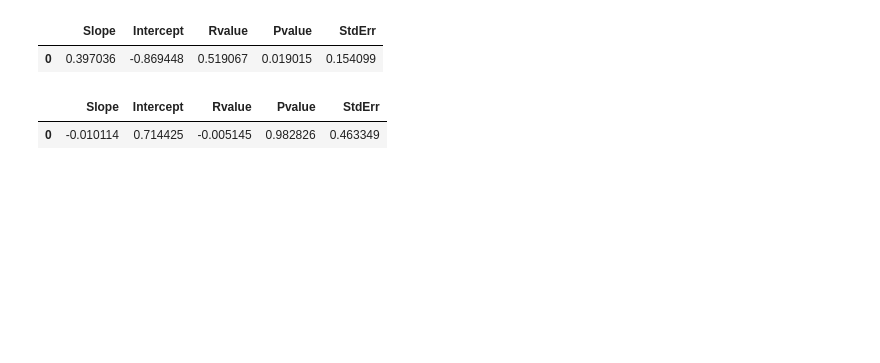
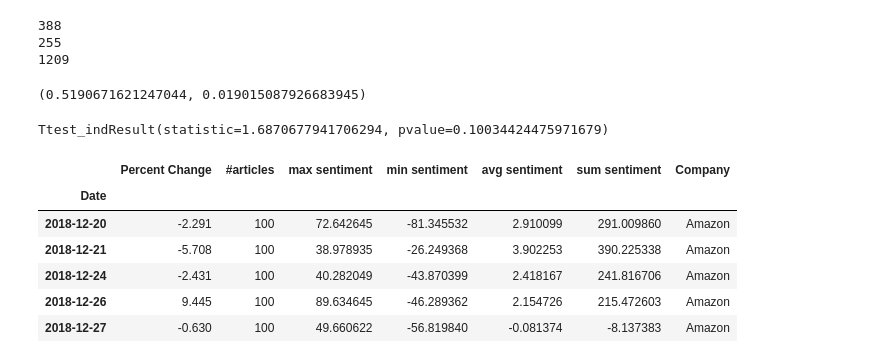
Before and after one commit to luwoldy/group_5_tbc, a Jupyter notebook: data_analysis.ipynb, the cells around one changed output. Cells and saved outputs as stored; diff of their text form; code cells hidden in the pictures; blank space fills up the shorter version.

```diff
--- a/data_analysis.ipynb
+++ b/data_analysis.ipynb
@@ -31,12 +22,13 @@ verizon_sentiments = "Sentiments/verizon_final.csv"
 exxon_sentiments = "Sentiments/exxon_final.csv"
 # %%
 #Prep Apple data
-apple_sentiments_df = pd.read_csv(apple_sentiments)
+apple_sentiments_df = pd.read_csv(apple_sentiments).drop(['Unnamed: 0'],axis=1).set_index("Date")
 apple_num_articles = apple_sentiments_df.groupby('Date').count()['Sentiment']
 apple_max_sent = apple_sentiments_df.groupby('Date')['Sentiment'].max()
 apple_min_sent = apple_sentiments_df.groupby('Date')['Sentiment'].min()
 apple_avg_sent = apple_sentiments_df.groupby('Date')['Sentiment'].mean()
 apple_sum_sent = apple_sentiments_df.groupby('Date')['Sentiment'].sum()
+apple_raw_stocks = pd.read_csv(apple_stocks).set_index('Date')
 
 #Add columns to stocks data
 apple_stocks_df = pd.read_csv(apple_stocks).set_index('Date')
@@ -48,44 +40,59 @@ apple_stocks_df['sum sentiment'] = [x for x in apple_sum_sent]
 
 apple_stocks_df['Company'] = "Apple"
 apple_stocks_df = apple_stocks_df.drop(['Unnamed: 0'],axis=1)
-apple_stocks_df.head()
 
+apple_df = apple_sentiments_df.join(apple_raw_stocks, on="Date",lsuffix="").drop(['Unnamed: 0'],axis=1)
+apple_df
 
-#Statistical analysis
-(slope, intercept,rvalue,pvalue, stderr)=linregress(apple_avg_sent, apple_stocks_df['Percent Change'])
-# fit = slope * apple_stocks_df['Percent Change'] + intercept
-reg_df= pd.DataFrame({"Slope": [slope], "Intercept": [intercept], "Rvalue": [rvalue], "Pvalue": [pvalue], "StdErr": [stderr]})
-reg_df
+# Get number of days where sentiment and price change % are negative
+apple_neg_counts = apple_df.loc[apple_df["Sentiment"]<0]
+apple_neg_counts_match = apple_neg_counts.loc[apple_neg_counts["Percent Change"]< 0]
+len(apple_neg_counts_match)
+
+#Get number of days where sentiment and price change are both positive
+apple_pos_counts = apple_df.loc[apple_df["Sentiment"]>0]
+apple_pos_counts_match = apple_pos_counts.loc[apple_pos_counts["Percent Change"]> 0]
+print(len(apple_pos_counts_match))
+print(len(apple_neg_counts_match))
+print(len(apple_df))
+stats.pearsonr(apple_stocks_df['Percent Change'], apple_avg_sent)
 # %% [output]
-|  | Slope | Intercept | Rvalue | Pvalue | StdErr |
-| 0 | 0.397036 | -0.869448 | 0.519067 | 0.019015 | 0.154099 |
+388
+255
+1209
+(0.5190671621247044, 0.019015087926683945)
+# %%
+x = list(apple_stocks_df["avg sentiment"])
+y = list(apple_stocks_df["Percent Change"])
+stats.ttest_ind(x,y, axis=0, equal_var=False )
+# %% [output]
+Ttest_indResult(statistic=1.6870677941706294, pvalue=0.10034424475971679)
 # %%
 #Prep Amazon data
 amazon_sentiments_df = pd.read_csv(amazon_sentiments)
 amazon_num_articles = amazon_sentiments_df.groupby('Date').count()['Sentiment']
 amazon_max_sent = amazon_sentiments_df.groupby('Date')['Sentiment'].max()
 amazon_min_sent = amazon_sentiments_df.groupby('Date')['Sentiment'].min()
 amazon_avg_sent = amazon_sentiments_df.groupby('Date')['Sentiment'].mean()
 amazon_sum_sent = amazon_sentiments_df.groupby('Date')['Sentiment'].sum()
 
 #Add columns to stocks data
 amazon_stocks_df = pd.read_csv(amazon_stocks).set_index('Date')
 amazon_stocks_df['#articles'] = [x for x in amazon_num_articles]
 amazon_stocks_df['max sentiment'] = [x for x in amazon_max_sent]
 amazon_stocks_df['min sentiment'] = [x for x in amazon_min_sent]
 amazon_stocks_df['avg sentiment'] = [x for x in amazon_avg_sent]
 amazon_stocks_df['sum sentiment'] = [x for x in amazon_sum_sent]
 amazon_stocks_df['Company'] = "Amazon"
 
 amazon_stocks_df = amazon_stocks_df.drop(['Unnamed: 0'],axis=1)
 amazon_stocks_df.head()
-
-#Statistical analysis
-(slope, intercept,rvalue,pvalue, stderr)=linregress(amazon_avg_sent, amazon_stocks_df['Percent Change'])
-# fit = slope * apple_stocks_df['Percent Change'] + intercept
-reg_df= pd.DataFrame({"Slope": [slope], "Intercept": [intercept], "Rvalue": [rvalue], "Pvalue": [pvalue], "StdErr": [stderr]})
-reg_df
 # %% [output]
-|  | Slope | Intercept | Rvalue | Pvalue | StdErr |
-| 0 | -0.010114 | 0.714425 | -0.005145 | 0.982826 | 0.463349 |
+|  | Percent Change | #articles | max sentiment | min sentiment | avg sentiment | sum sentiment | Company |
+| Date |  |  |  |  |  |  |  |
+| 2018-12-20 | -2.291 | 100 | 72.642645 | -81.345532 | 2.910099 | 291.009860 | Amazon |
+| 2018-12-21 | -5.708 | 100 | 38.978935 | -26.249368 | 3.902253 | 390.225338 | Amazon |
+| 2018-12-24 | -2.431 | 100 | 40.282049 | -43.870399 | 2.418167 | 241.816706 | Amazon |
+| 2018-12-26 | 9.445 | 100 | 89.634645 | -46.289362 | 2.154726 | 215.472603 | Amazon |
+| 2018-12-27 | -0.630 | 100 | 49.660622 | -56.819840 | -0.081374 | -8.137383 | Amazon |
 # %%
```
Also changed, not shown: parts of 13 cells of this notebook, 29 other files.
